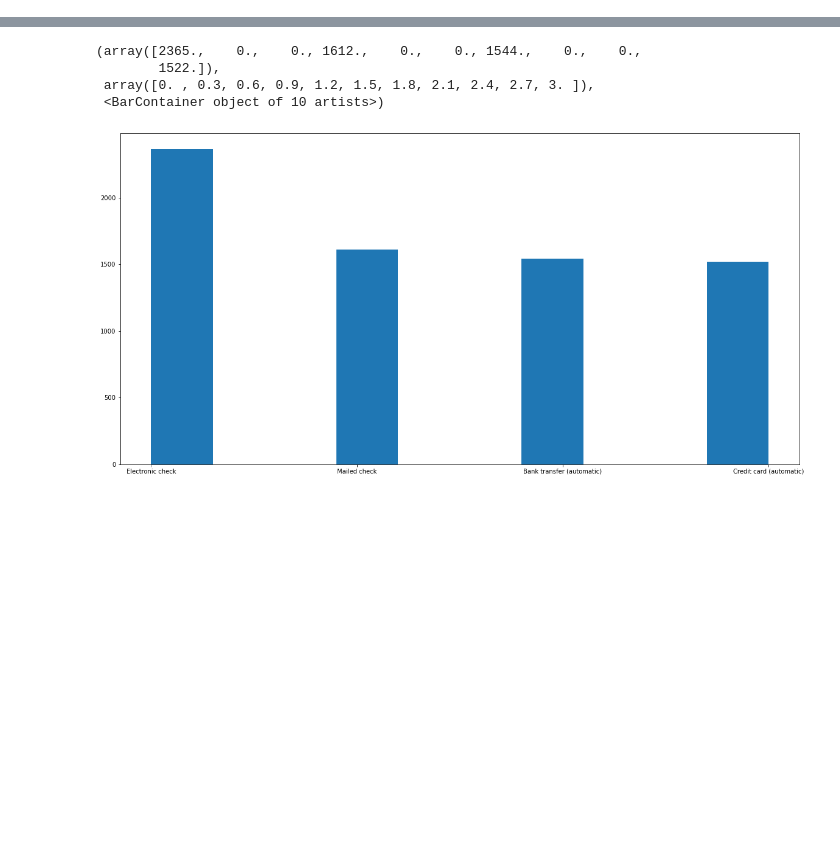
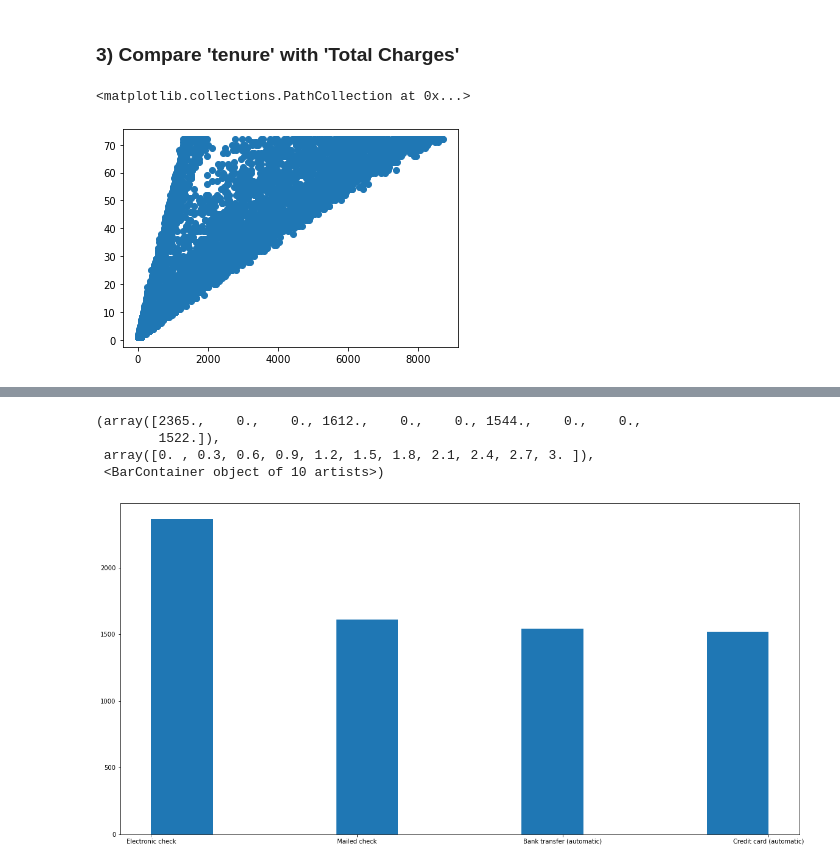
Before and after one commit to sreeh4ri/ictk_projects, a Jupyter notebook: notebooks/act-week4.ipynb, the cells around one changed output, grey strips where cells are left out. Drawn from its saved outputs; the diff is of its cells as text; code cells hidden in the pictures; blank space fills up the shorter version.

```diff
--- a/notebooks/act-week4.ipynb
+++ b/notebooks/act-week4.ipynb
@@ -25,0 +74,9 @@ display(data.head)
+# %% [markdown]
+### 3) Compare 'tenure' with 'Total Charges'
+# %%
+data.drop(data[data['TotalCharges']==' '].index, inplace = True)
+data['TotalCharges']= data['TotalCharges'].astype('float')
+plt.scatter(x = data['TotalCharges'],y =data['tenure'])
+# %% [output]
+<matplotlib.collections.PathCollection at 0x...>
+[figure, added]
```
Also changed, not shown: parts of 10 cells of this notebook, 1 other file.
